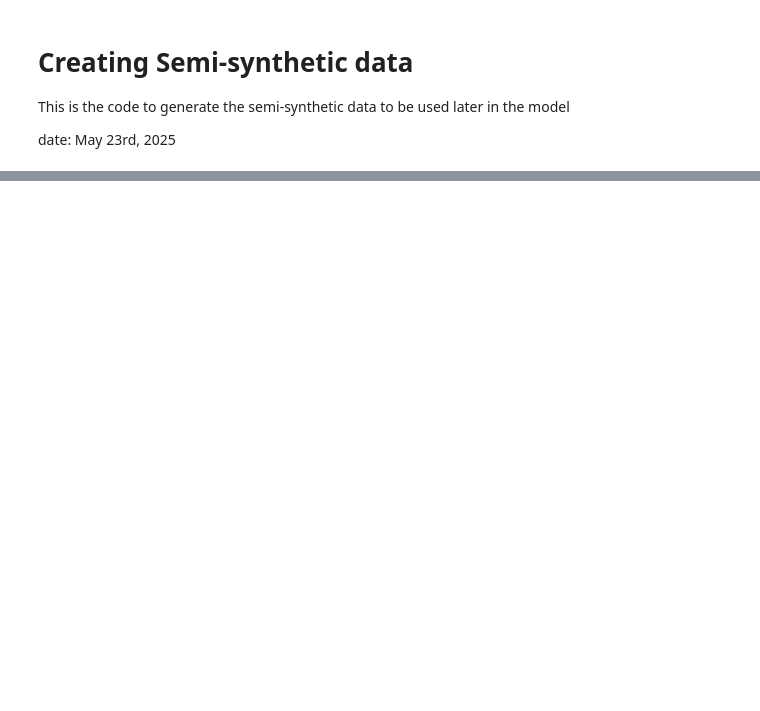
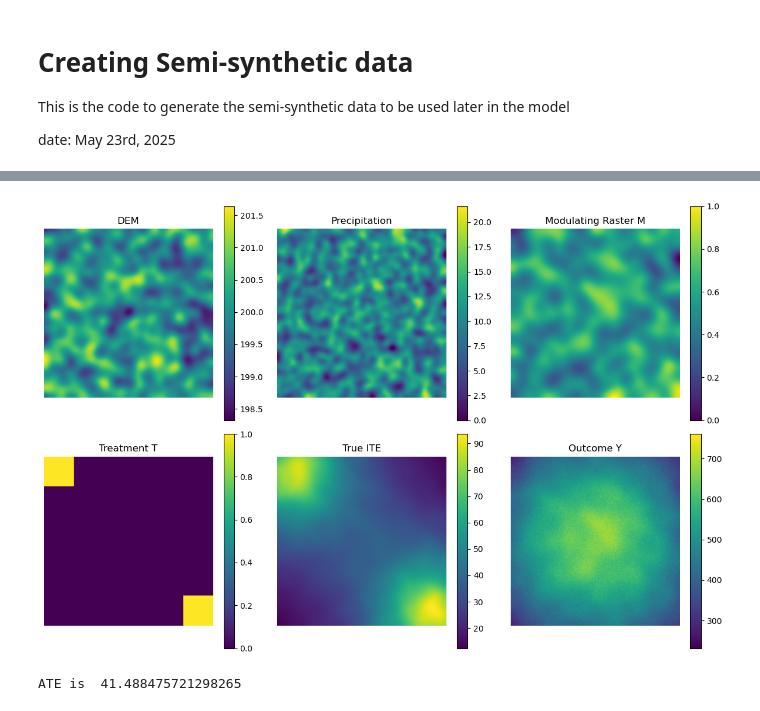
Before and after one commit to SMalaekeh/ImageTRT, a Jupyter notebook: synthetic_data_exponential.ipynb, the cells around one changed output, grey strips where cells are left out. Saved outputs shown, nothing was run; the diff lists cells and outputs as text; code cells hidden in the pictures; blank space fills up the shorter version.

```diff
--- a/synthetic_data_exponential.ipynb
+++ b/synthetic_data_exponential.ipynb
@@ -207,0 +278,24 @@ plt.show()
+# %%
+# Visualize the generated fields
+fig, axes = plt.subplots(2, 3, figsize=(12, 8))
+axes = axes.flatten()
+for ax, (arr, title) in zip(axes, [
+    (dem, 'DEM'),
+    (precip, 'Precipitation'),
+    (pop, 'Modulating Raster M'),
+    (T2, 'Treatment T'),
+    (ITE, 'True ITE'),
+    (Y, 'Outcome Y')
+]):
+    im = ax.imshow(arr, cmap='viridis')
+    ax.set_title(title)
+    ax.axis('off')
+    fig.colorbar(im, ax=ax)
+plt.tight_layout()
+plt.show()
+# %% [output]
+[figure, added]
+# %%
+print("ATE is ", np.mean(ITE))
+# %% [output]
+ATE is  41.488475721298265
```
Also changed, not shown: parts of 13 cells of this notebook, 12 other files.
